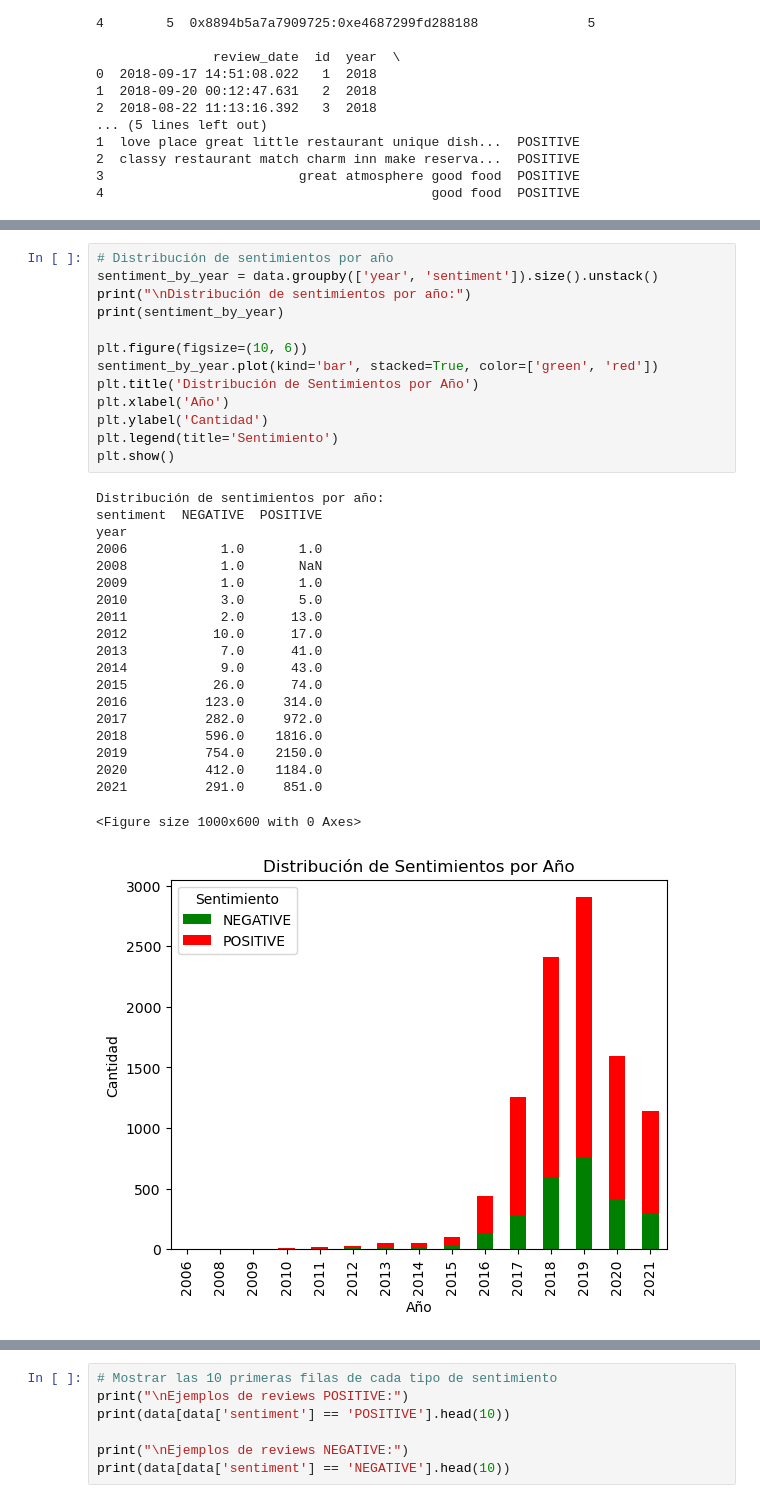
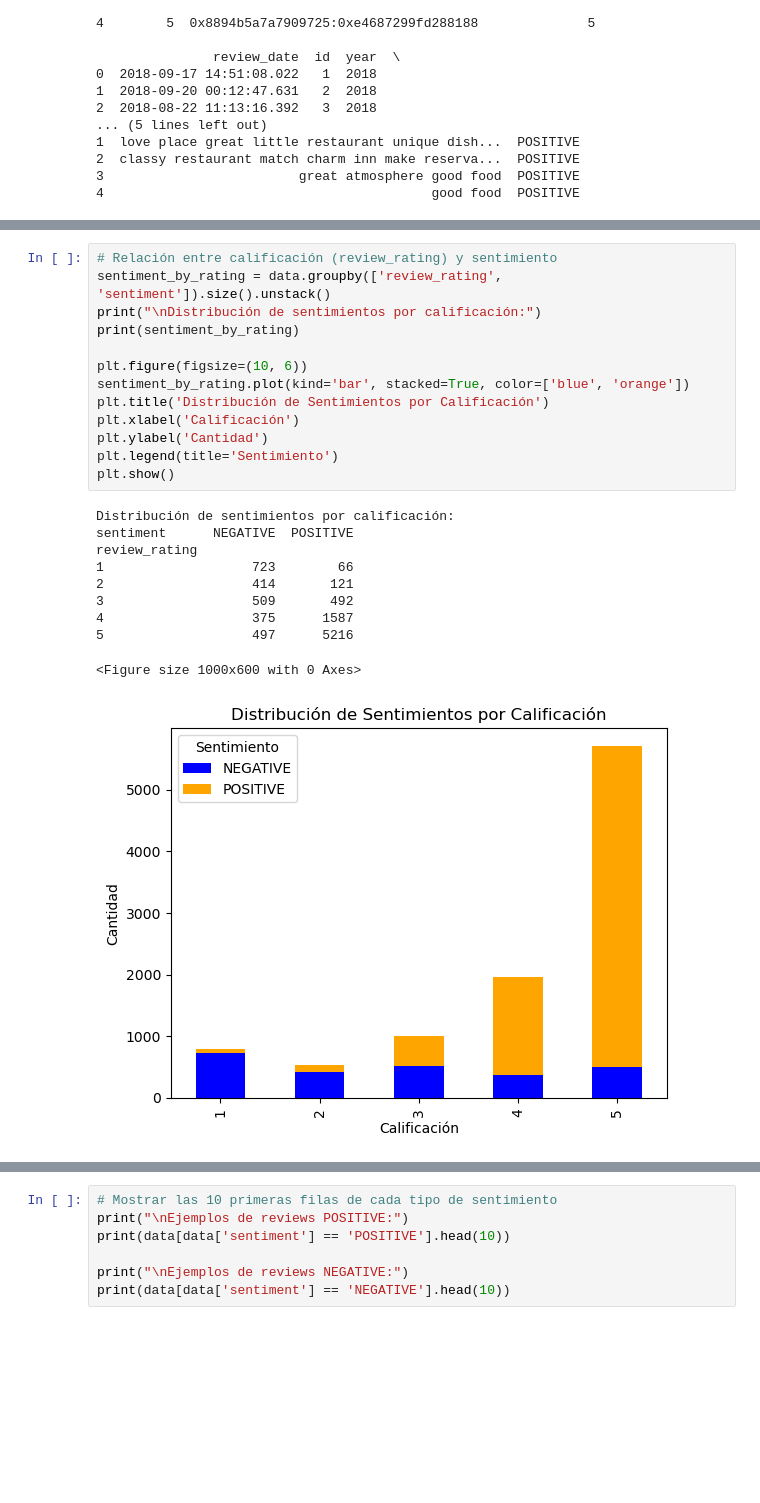
Before and after one commit to JosueMonte/restaurantguru, a Jupyter notebook: AnalisisDeSentimiento/AnalisisDeSentimientoDistilBERT.ipynb, the cells around one changed output, grey strips where cells are left out. Drawn from its saved outputs; the diff is of its cells as text; blank space fills up the shorter version.

```diff
--- a/AnalisisDeSentimiento/AnalisisDeSentimientoDistilBERT.ipynb
+++ b/AnalisisDeSentimiento/AnalisisDeSentimientoDistilBERT.ipynb
@@ -194,37 +270,27 @@ plt.show()
 # %%
-# Distribución de sentimientos por año
-sentiment_by_year = data.groupby(['year', 'sentiment']).size().unstack()
-print("\nDistribución de sentimientos por año:")
-print(sentiment_by_year)
+# Relación entre calificación (review_rating) y sentimiento
+sentiment_by_rating = data.groupby(['review_rating', 'sentiment']).size().unstack()
+print("\nDistribución de sentimientos por calificación:")
+print(sentiment_by_rating)
 
 plt.figure(figsize=(10, 6))
-sentiment_by_year.plot(kind='bar', stacked=True, color=['green', 'red'])
-plt.title('Distribución de Sentimientos por Año')
-plt.xlabel('Año')
+sentiment_by_rating.plot(kind='bar', stacked=True, color=['blue', 'orange'])
+plt.title('Distribución de Sentimientos por Calificación')
+plt.xlabel('Calificación')
 plt.ylabel('Cantidad')
 plt.legend(title='Sentimiento')
 plt.show()
 # %% [output]
-Distribución de sentimientos por año:
-sentiment  NEGATIVE  POSITIVE
-year
-2006            1.0       1.0
-2008            1.0       NaN
-2009            1.0       1.0
-2010            3.0       5.0
-2011            2.0      13.0
-2012           10.0      17.0
-2013            7.0      41.0
-2014            9.0      43.0
-2015           26.0      74.0
-2016          123.0     314.0
-2017          282.0     972.0
-2018          596.0    1816.0
-2019          754.0    2150.0
-2020          412.0    1184.0
-2021          291.0     851.0
+Distribución de sentimientos por calificación:
+sentiment      NEGATIVE  POSITIVE
+review_rating
+1                   723        66
+2                   414       121
+3                   509       492
+4                   375      1587
+5                   497      5216
 <Figure size 1000x600 with 0 Axes>
-[figure, old version]
+[figure, new version]
 # %%
 # Relación entre calificación (review_rating) y sentimiento
 sentiment_by_rating = data.groupby(['review_rating', 'sentiment']).size().unstack()
```
Also changed, not shown: parts of 10 cells of this notebook.
